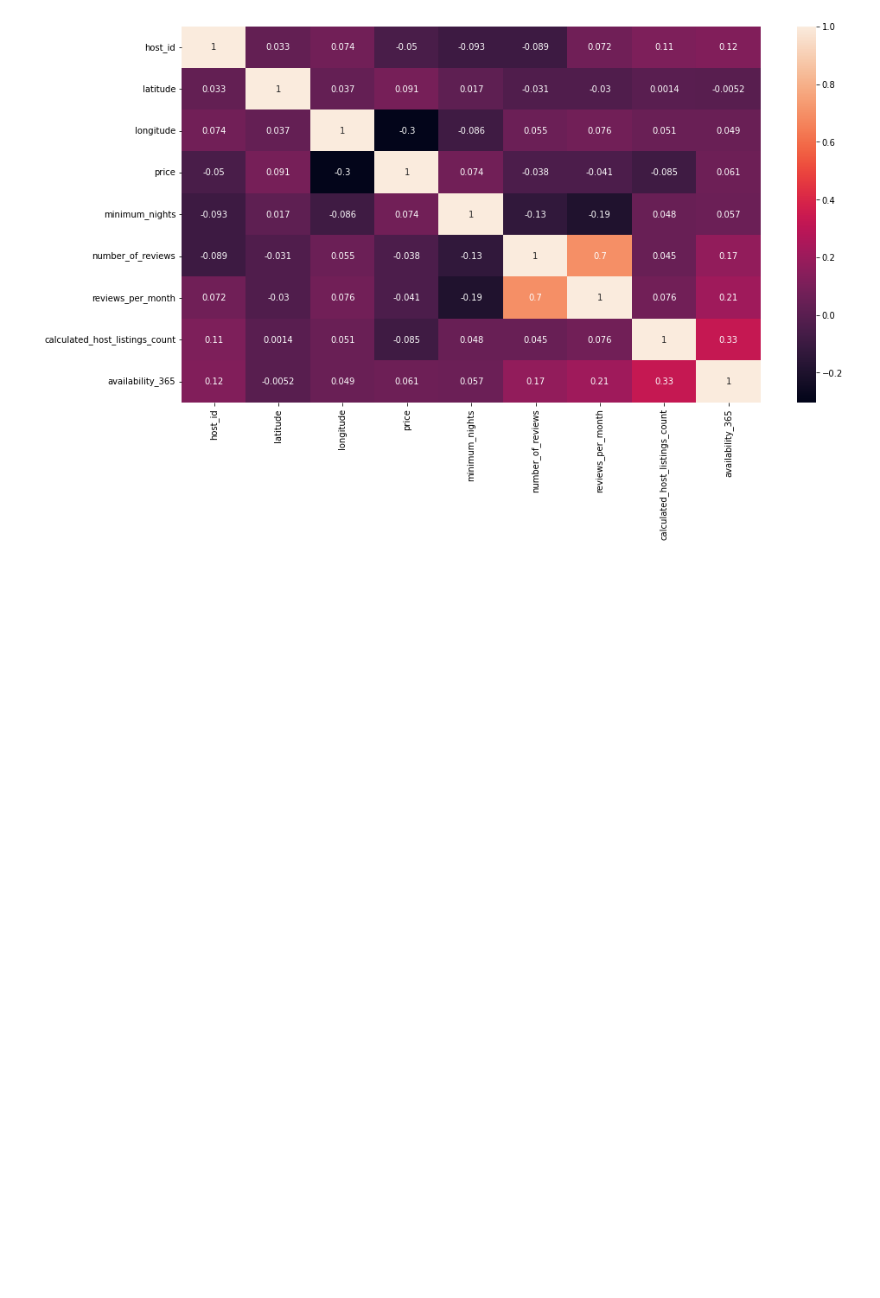
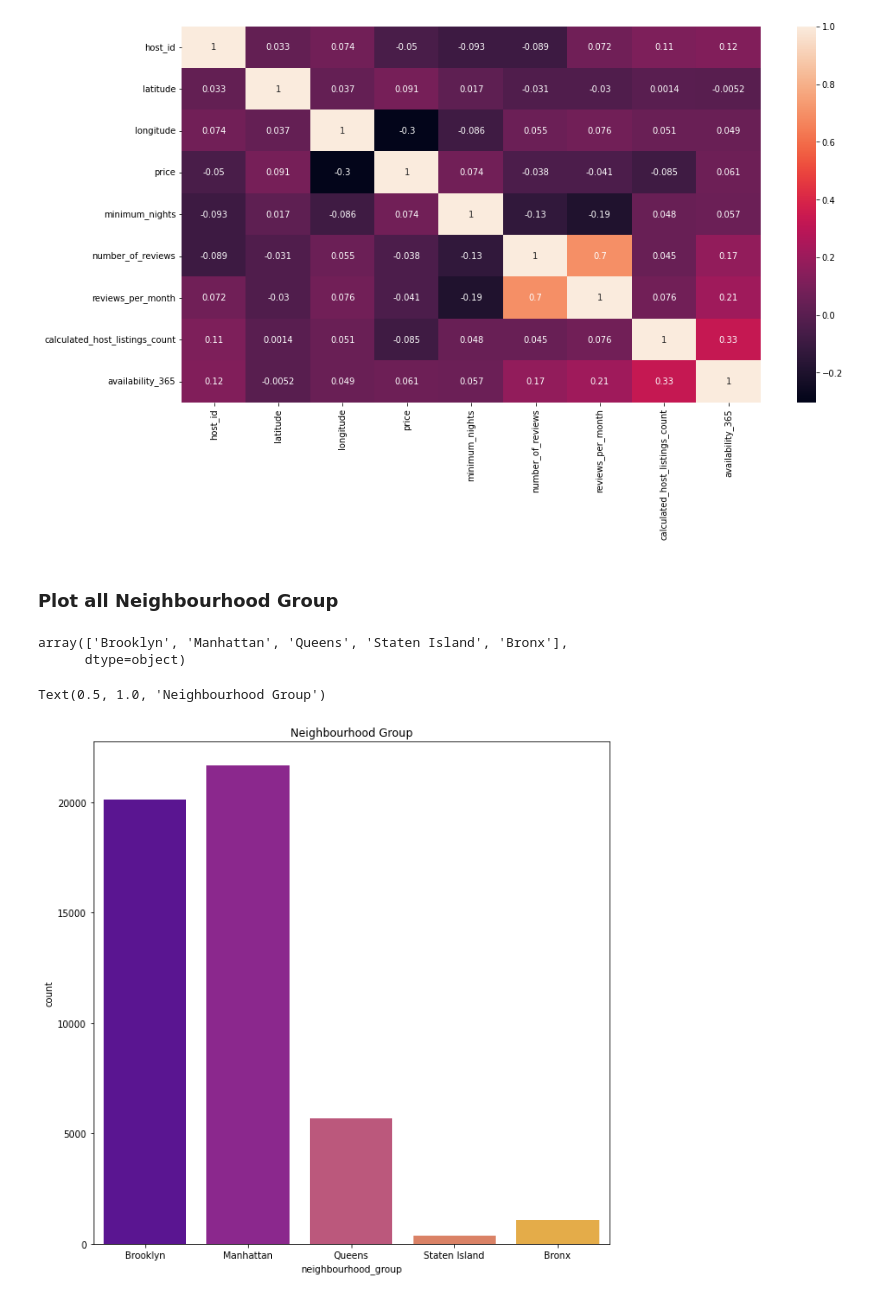
Before and after one commit to varshithkola/AIRBNB_ANALYSIS, a Jupyter notebook: Airbnb_Bookings_Analysis_Capstone_Project.ipynb, the cells around one changed output. Cells and saved outputs as stored; diff of their text form; code cells hidden in the pictures; blank space fills up the shorter version.

```diff
--- a/Airbnb_Bookings_Analysis_Capstone_Project.ipynb
+++ b/Airbnb_Bookings_Analysis_Capstone_Project.ipynb
@@ -165,3 +167,18 @@ Index(['host_id', 'neighbourhood_group', 'neighbourhood', 'latitude',
        'calculated_host_listings_count', 'availability_365'],
       dtype='object')
 [figure]
+# %% [markdown]
+### Plot all Neighbourhood Group
+# %%
+df['neighbourhood_group'].unique()
+# %% [output]
+array(['Brooklyn', 'Manhattan', 'Queens', 'Staten Island', 'Bronx'],
+      dtype=object)
+# %%
+sns.countplot(df['neighbourhood_group'], palette="plasma")
+fig = plt.gcf()
+fig.set_size_inches(10,10)
+plt.title('Neighbourhood Group')
+# %% [output]
+Text(0.5, 1.0, 'Neighbourhood Group')
+[figure, added]
```
Also changed, not shown: parts of 3 cells of this notebook.
